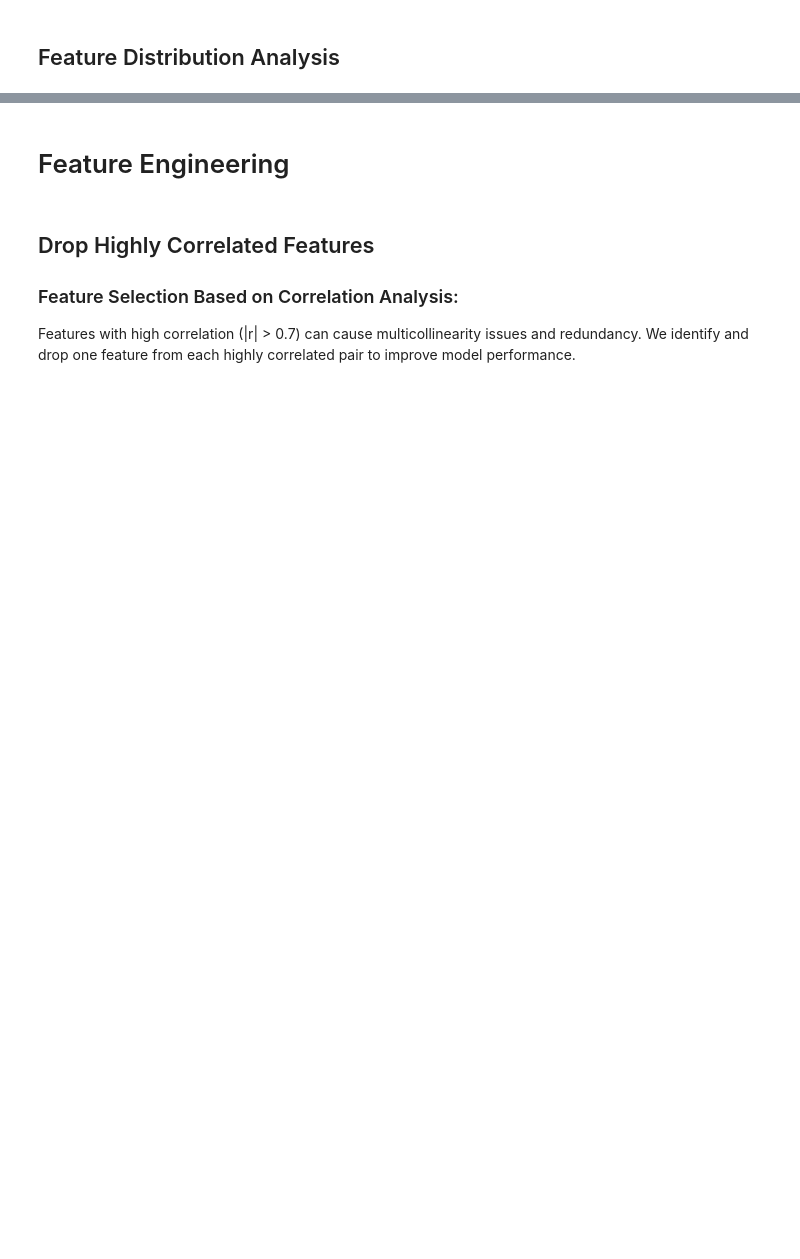
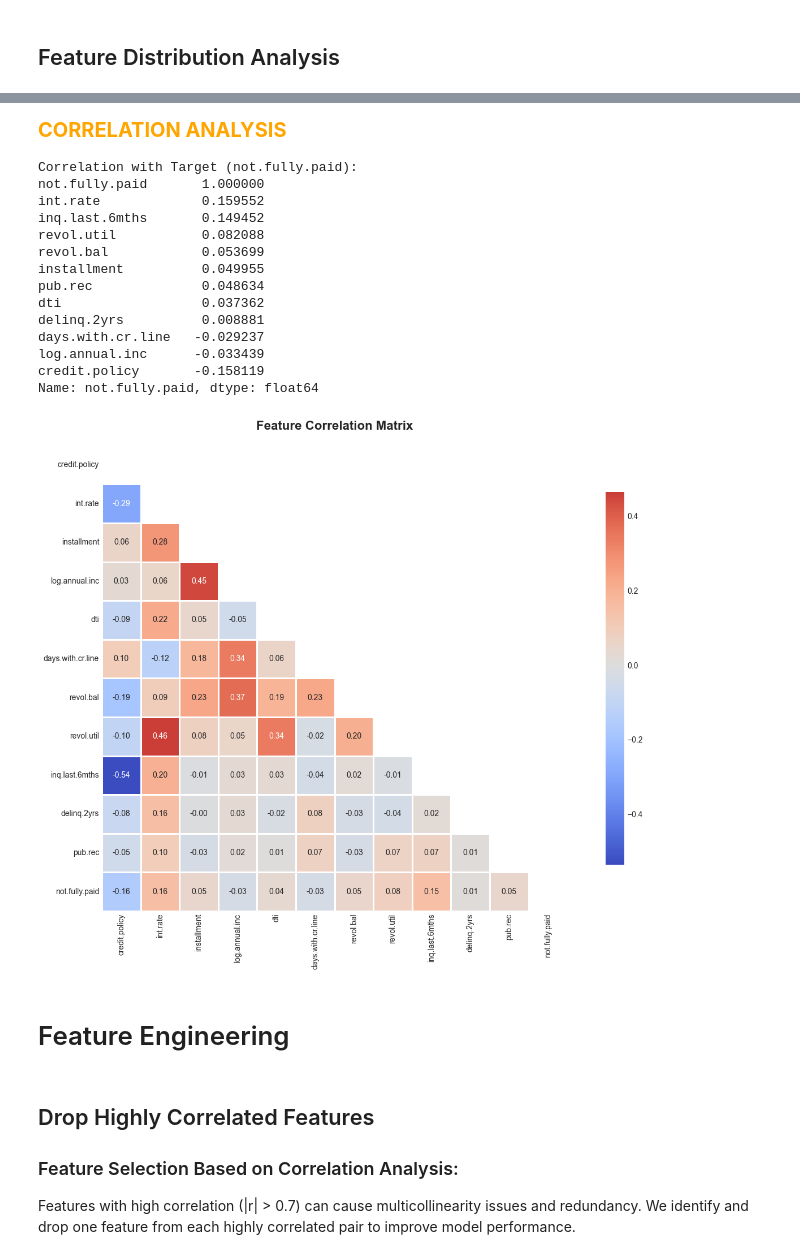
Before and after one commit to rlogwood/fs-rl-notebooks, a Jupyter notebook: assignments/unit4_deep_learning_with_tensorflow_and_keras/Unit4_CourseEndProject/LendingClubLoanDataAnalysis/LendingClubLoanDataAnalysis.ipynb, the cells around one changed output, grey strips where cells are left out. Saved outputs shown, nothing was run; the diff lists cells and outputs as text; code cells hidden in the pictures; blank space fills up the shorter version.

```diff
--- a/assignments/unit4_deep_learning_with_tensorflow_and_keras/Unit4_CourseEndProject/LendingClubLoanDataAnalysis/LendingClubLoanDataAnalysis.ipynb
+++ b/assignments/unit4_deep_learning_with_tensorflow_and_keras/Unit4_CourseEndProject/LendingClubLoanDataAnalysis/LendingClubLoanDataAnalysis.ipynb
@@ -435,27 +463,56 @@ print("\n" + "="*60)
 # %%
 # 4. CORRELATION ANALYSIS
-print("="*60)
-print("CORRELATION ANALYSIS")
-print("="*60)
+tu.print_heading("CORRELATION ANALYSIS")
 
 # Select numeric columns
 numeric_cols = df.select_dtypes(include=[np.number]).columns
 correlation_matrix = df[numeric_cols].corr()
 
 # Correlation with target
 target_corr = correlation_matrix['not.fully.paid'].sort_values(ascending=False)
 print("\nCorrelation with Target (not.fully.paid):")
 print(target_corr)
 
 # Visualization
 plt.figure(figsize=(14, 10))
-sns.heatmap(correlation_matrix, annot=True, fmt='.2f', cmap='coolwarm',
-            center=0, square=True, linewidths=1, cbar_kws={"shrink": 0.8})
+
+
+# mask the upper half of the heat map
+mask = np.triu(np.ones_like(correlation_matrix, dtype=bool))
+
+ax = sns.heatmap(
+    correlation_matrix,
+    mask=mask,
+    annot=True,
+    fmt=".2f",
+    cmap="coolwarm",
+    center=0,
+    square=True,
+    linewidths=1,
+    cbar_kws={"shrink": 0.8},
+)
+
+ax.set_facecolor("white") # hide the upper half of the heatmap
 plt.title('Feature Correlation Matrix', fontsize=16, fontweight='bold', pad=20)
 plt.tight_layout()
 plt.show()
-
-print("\n" + "="*60)
+# %% [output]
+CORRELATION ANALYSIS
+Correlation with Target (not.fully.paid):
+not.fully.paid       1.000000
+int.rate             0.159552
+inq.last.6mths       0.149452
+revol.util           0.082088
+revol.bal            0.053699
+installment          0.049955
+pub.rec              0.048634
+dti                  0.037362
+delinq.2yrs          0.008881
+days.with.cr.line   -0.029237
+log.annual.inc      -0.033439
+credit.policy       -0.158119
+Name: not.fully.paid, dtype: float64
+[figure, added]
 # %% [markdown]
 # Feature Engineering
 # %% [markdown]
```
Also changed, not shown: parts of 21 cells of this notebook, 14 other files.
